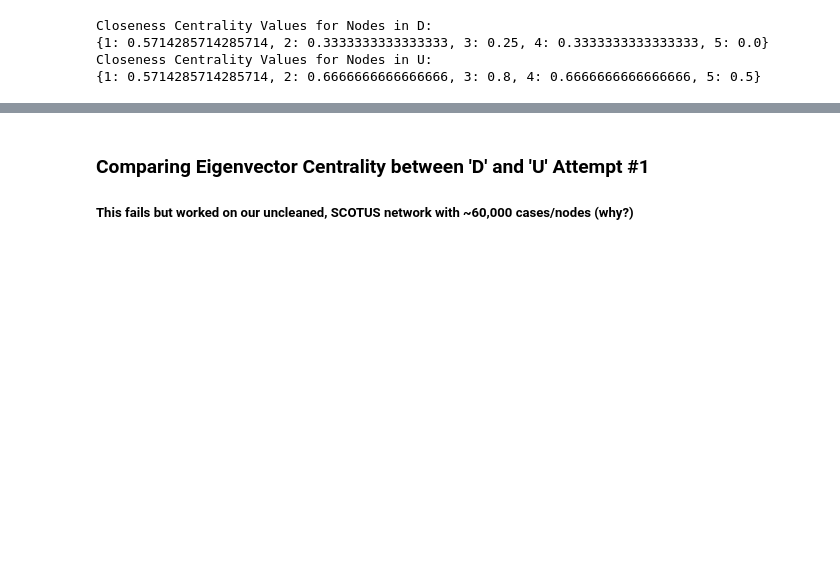
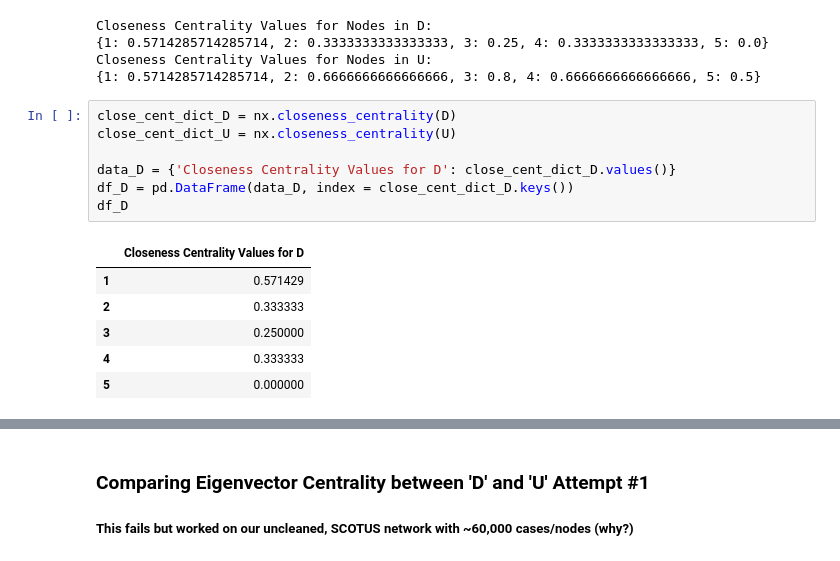
Before and after one commit to idc9/law-net, a Jupyter notebook: explore/michael/5_node_graph_centrality_testing.ipynb, the cells around one changed output, grey strips where cells are left out. Cells and saved outputs as stored; diff of their text form; blank space fills up the shorter version.

```diff
--- a/explore/michael/5_node_graph_centrality_testing.ipynb
+++ b/explore/michael/5_node_graph_centrality_testing.ipynb
@@ -55,3 +49,17 @@ Closeness Centrality Values for Nodes in D:
 {1: 0.5714285714285714, 2: 0.3333333333333333, 3: 0.25, 4: 0.3333333333333333, 5: 0.0}
 Closeness Centrality Values for Nodes in U:
 {1: 0.5714285714285714, 2: 0.6666666666666666, 3: 0.8, 4: 0.6666666666666666, 5: 0.5}
+# %%
+close_cent_dict_D = nx.closeness_centrality(D)
+close_cent_dict_U = nx.closeness_centrality(U)
+
+data_D = {'Closeness Centrality Values for D': close_cent_dict_D.values()}
+df_D = pd.DataFrame(data_D, index = close_cent_dict_D.keys())
+df_D
+# %% [output]
+|  | Closeness Centrality Values for D |
+| 1 | 0.571429 |
+| 2 | 0.333333 |
+| 3 | 0.250000 |
+| 4 | 0.333333 |
+| 5 | 0.000000 |
```
Also changed, not shown: parts of 4 cells of this notebook.
